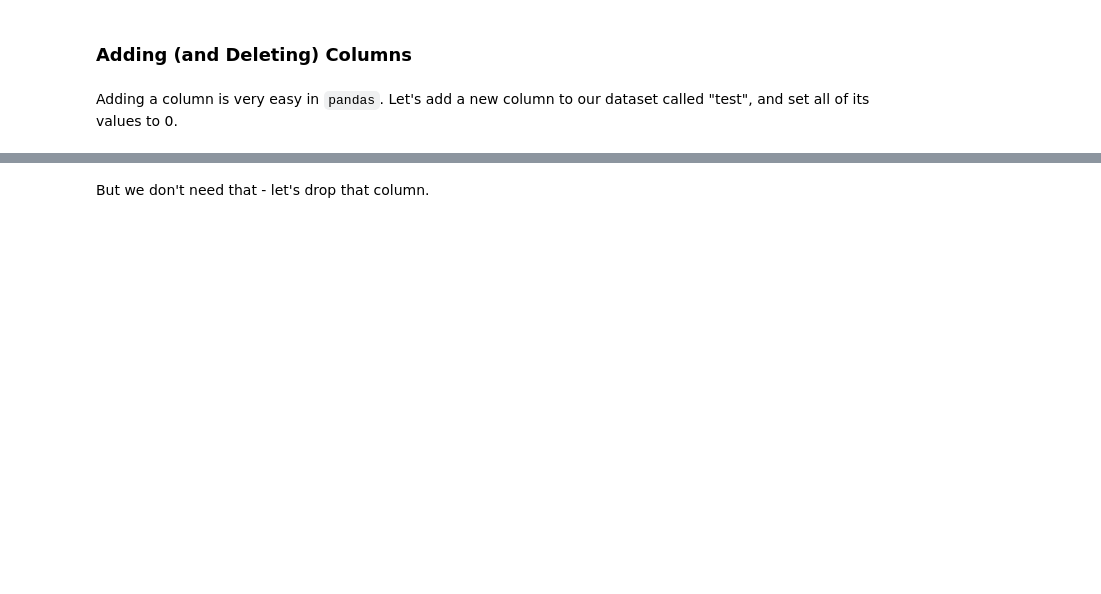
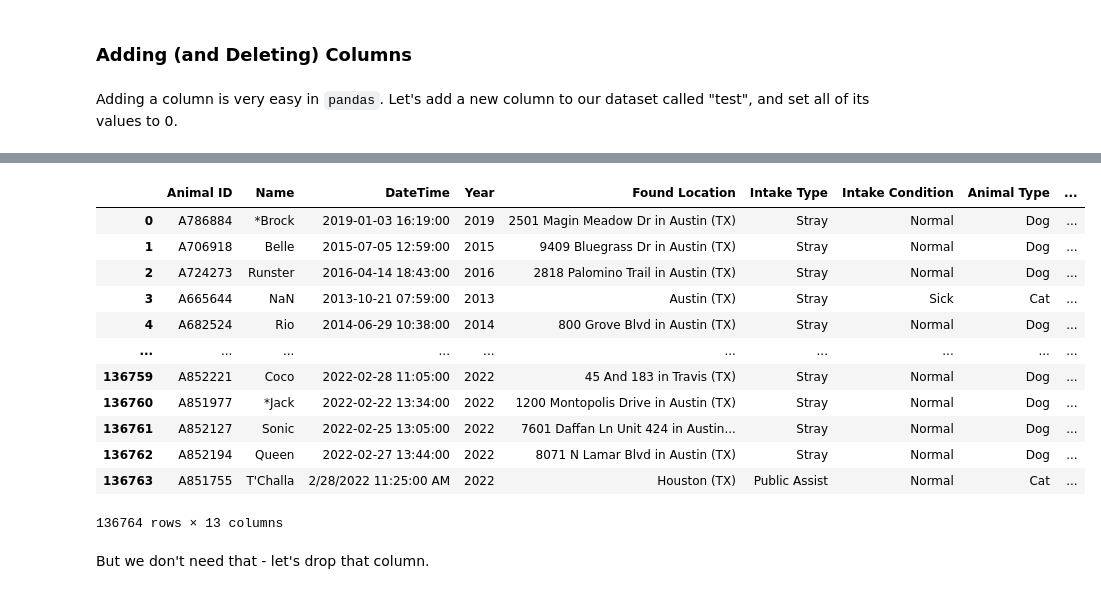
Before and after one commit to rbdaly16/NATL-DS-Live-062623, a Jupyter notebook: Phase1/Lectures/09-PandasDataframes.ipynb, the cells around one changed output, grey strips where cells are left out. Saved outputs shown, nothing was run; the diff lists cells and outputs as text; code cells hidden in the pictures; blank space fills up the shorter version.

Commit message:
completed lecture with notes

```diff
--- a/Phase1/Lectures/09-PandasDataframes.ipynb
+++ b/Phase1/Lectures/09-PandasDataframes.ipynb
@@ -193,5 +594,5 @@ How can we add this to the bottom of our dataset?
 # Let's first turn this into a DataFrame.
 # We can use the .from_dict() method.
 
-new_animal = None
+new_animal = pd.DataFrame.from_dict(next_row)
 new_animal
@@ -198,8 +602,8 @@ new_animal
 # %%
 # Now we just need to concatenate the two DataFrames together.
-# Note the `ignore_index` parameter! We'll set that to True.
+# Note the `ignore_index` parameter is default to False! This means ignore index of second df in list. We'll set that to True.
 
-df_augmented = None
+df_augmented = pd.concat([df, new_animal], ignore_index=True)
 # %%
 # Let's check the end to make sure we were successful!
 df_augmented.tail()
@@ -209,7 +620,7 @@ df_augmented.tail()
 Adding a column is very easy in `pandas`. Let's add a new column to our dataset called "test", and set all of its values to 0.
 # %%
 # Create a new column, 'test', where every value in the col is 0
-None
+df_augmented['test'] = 0
 # %%
 # Sanity check
 df_augmented.head()
@@ -216,3 +634,21 @@ df_augmented.head()
+# %%
+df_augmented['test2'] = df_augmented['Intake Type'] +" " +df_augmented['Animal Type']
+# %%
+df_augmented
+# %% [output]
+|  | Animal ID | Name | DateTime | Year | Found Location | Intake Type | Intake Condition | Animal Type | ... |
+| 0 | A786884 | *Brock | 2019-01-03 16:19:00 | 2019 | 2501 Magin Meadow Dr in Austin (TX) | Stray | Normal | Dog | ... |
+| 1 | A706918 | Belle | 2015-07-05 12:59:00 | 2015 | 9409 Bluegrass Dr in Austin (TX) | Stray | Normal | Dog | ... |
+| 2 | A724273 | Runster | 2016-04-14 18:43:00 | 2016 | 2818 Palomino Trail in Austin (TX) | Stray | Normal | Dog | ... |
+| 3 | A665644 | NaN | 2013-10-21 07:59:00 | 2013 | Austin (TX) | Stray | Sick | Cat | ... |
+| 4 | A682524 | Rio | 2014-06-29 10:38:00 | 2014 | 800 Grove Blvd in Austin (TX) | Stray | Normal | Dog | ... |
+| ... | ... | ... | ... | ... | ... | ... | ... | ... | ... |
+| 136759 | A852221 | Coco | 2022-02-28 11:05:00 | 2022 | 45 And 183 in Travis (TX) | Stray | Normal | Dog | ... |
+| 136760 | A851977 | *Jack | 2022-02-22 13:34:00 | 2022 | 1200 Montopolis Drive in Austin (TX) | Stray | Normal | Dog | ... |
+| 136761 | A852127 | Sonic | 2022-02-25 13:05:00 | 2022 | 7601 Daffan Ln Unit 424 in Austin... | Stray | Normal | Dog | ... |
+| 136762 | A852194 | Queen | 2022-02-27 13:44:00 | 2022 | 8071 N Lamar Blvd in Austin (TX) | Stray | Normal | Dog | ... |
+| 136763 | A851755 | T'Challa | 2/28/2022 11:25:00 AM | 2022 | Houston (TX) | Public Assist | Normal | Cat | ... |
+136764 rows × 13 columns
 # %% [markdown]
 But we don't need that - let's drop that column.
 # %%
```
Also changed, not shown: parts of 79 cells of this notebook.
